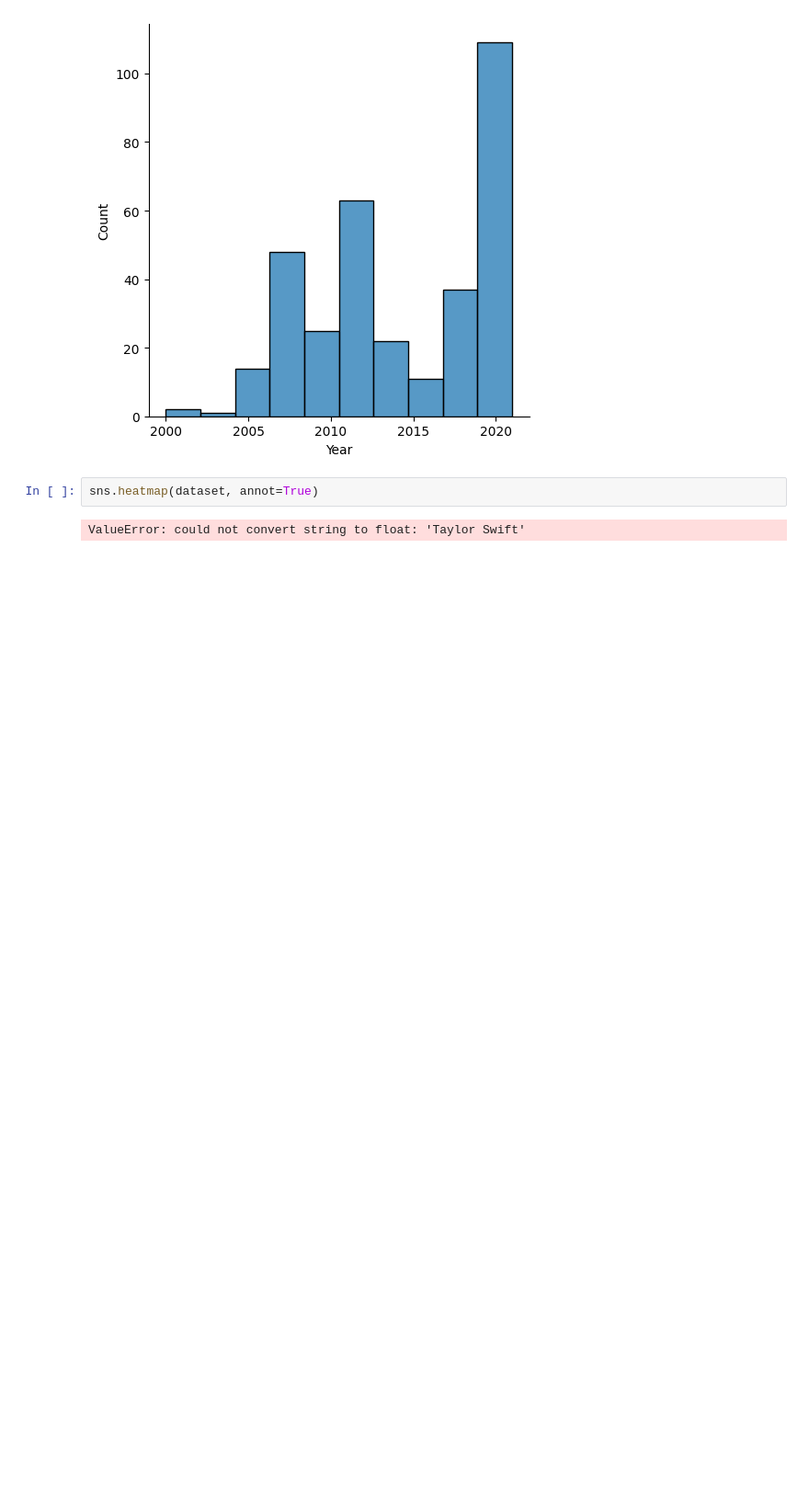
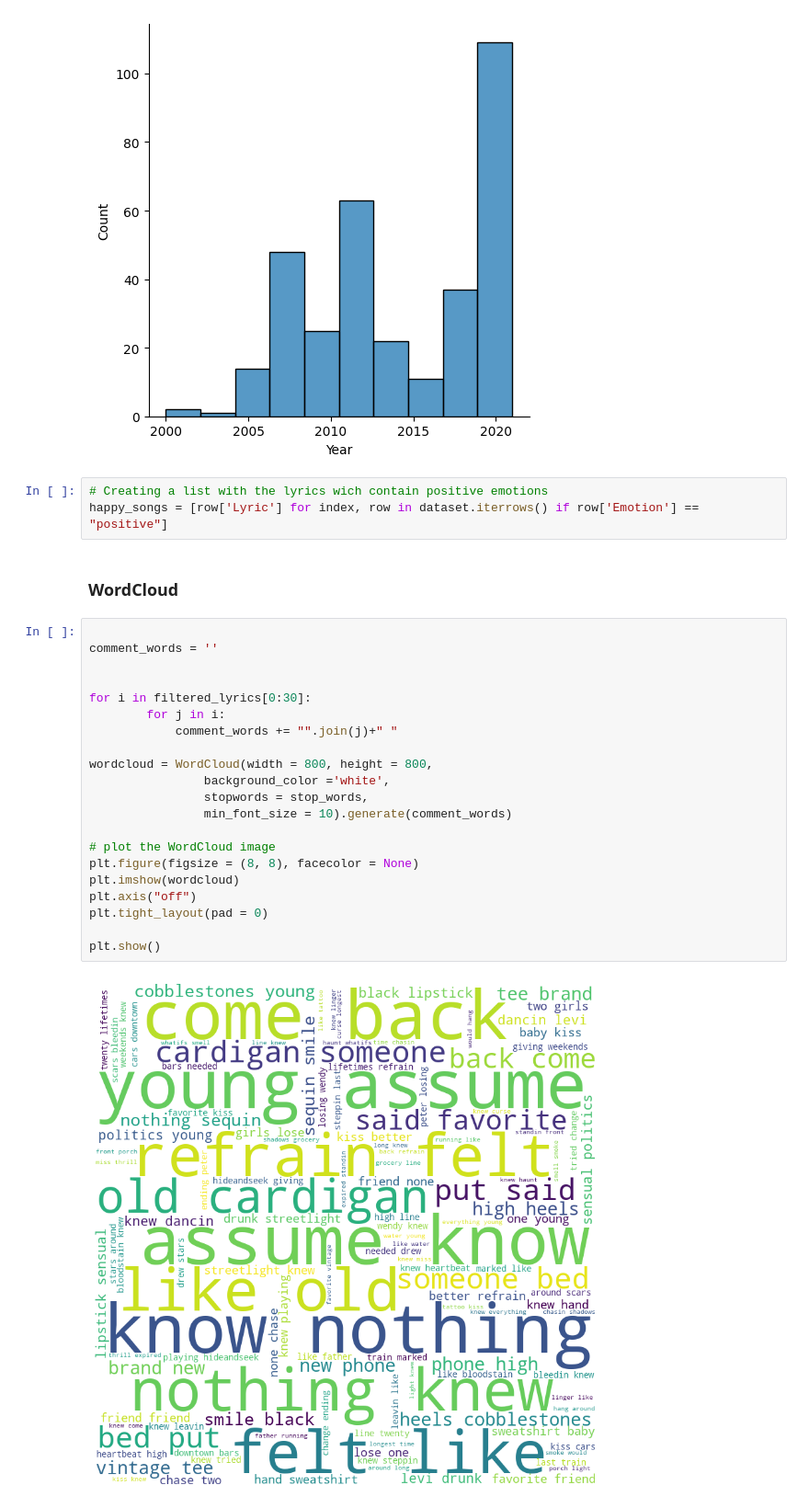
Before and after one commit to biabcaval/swiftclassifier, a Jupyter notebook: Analise.ipynb, the cells around one changed output. Shown: that part at 92% size. Cells and saved outputs as stored; diff of their text form; blank space fills up the shorter version.

```diff
--- a/Analise.ipynb
+++ b/Analise.ipynb
@@ -156,7 +165,31 @@ sns.displot(data=dataset, x ='Year', bins = 10)
 # %% [output]
 <seaborn.axisgrid.FacetGrid at 0x...>
 [figure]
-# %%
-sns.heatmap(dataset, annot=True)
-# %% [output]
-ValueError: could not convert string to float: 'Taylor Swift'
+# %%
+# Creating a list with the lyrics wich contain positive emotions
+happy_songs = [row['Lyric'] for index, row in dataset.iterrows() if row['Emotion'] == "positive"]
+# %% [markdown]
+### WordCloud
+# %%
+
+comment_words = ''
+
+
+for i in filtered_lyrics[0:30]:
+        for j in i:
+            comment_words += "".join(j)+" "
+
+wordcloud = WordCloud(width = 800, height = 800,
+                background_color ='white',
+                stopwords = stop_words,
+                min_font_size = 10).generate(comment_words)
+
+# plot the WordCloud image
+plt.figure(figsize = (8, 8), facecolor = None)
+plt.imshow(wordcloud)
+plt.axis("off")
+plt.tight_layout(pad = 0)
+
+plt.show()
+# %% [output]
+[figure, added]
```
Also changed, not shown: parts of 7 cells of this notebook.
